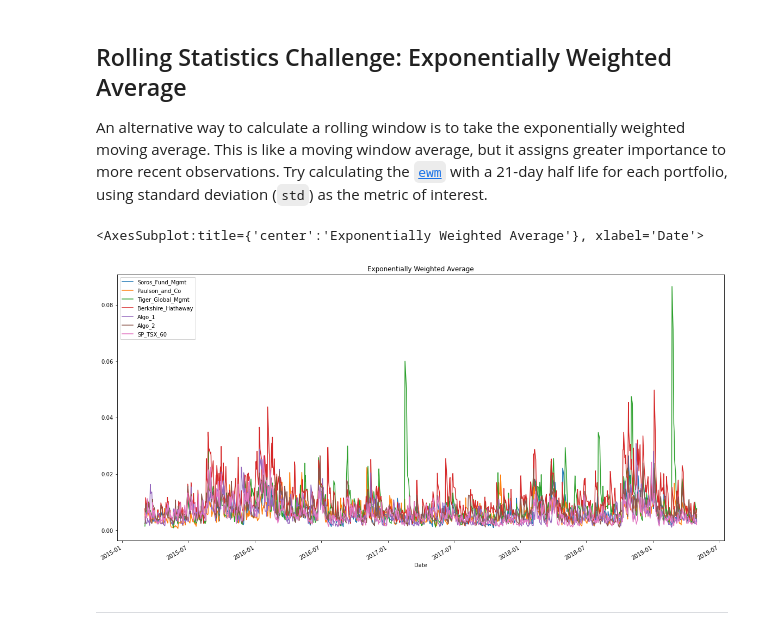
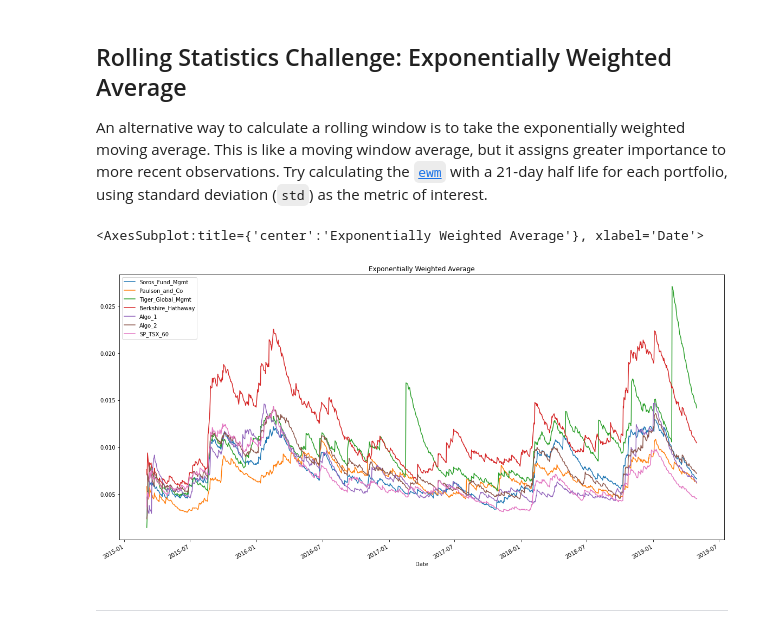
Before and after one commit to VeronicaHurtado/FinTech-Module4-Challenge, a Jupyter notebook: whale_analysis.ipynb, the cells around one changed output. Drawn from its saved outputs; the diff is of its cells as text; code cells hidden in the pictures.

```diff
--- a/whale_analysis.ipynb
+++ b/whale_analysis.ipynb
@@ -286,8 +286,8 @@ sp_returns_df.head()
 ## Combine Whale, Algorithmic, and S&P TSX 60 Returns
 # %%
 # Join Whale Returns, Algorithmic Returns, and the S&P TSX 60 Returns into a single DataFrame with columns for each portfolio's returns.
-combined_returns_df = pd.concat([whale_df, algo_df, sp_returns_df], axis="columns", join="inner")
-combined_returns_df.head()
+daily_returns_df = pd.concat([whale_df, algo_df, sp_returns_df], axis="columns", join="inner")
+daily_returns_df.head()
 # %% [output]
 |  | Soros_Fund_Mgmt | Paulson_and_Co | Tiger_Global_Mgmt | Berkshire_Hathaway | Algo_1 | Algo_2 | SP_TSX_60 |
 | Date |  |  |  |  |  |  |  |
@@ -459,13 +459,12 @@ The Beta of "Berkshire Hathaway" returns is: 1.0160439091063609
 An alternative way to calculate a rolling window is to take the exponentially weighted moving average. This is like a moving window average, but it assigns greater importance to more recent observations. Try calculating the [`ewm`](https://pandas.pydata.org/pandas-docs/stable/reference/api/pandas.DataFrame.ewm.html) with a 21-day half life for each portfolio, using standard deviation (`std`) as the metric of interest.
 # %%
 # Use `ewm` to calculate the rolling window
-times = combined_returns_df.index
-ewa = combined_returns_df.ewm(halflife='21 days', times=pd.DatetimeIndex(times), ignore_na=True).std()
+ewa = daily_returns_df.ewm(halflife=21, ignore_na=True).std()
 ewa.dropna(inplace=True)
 ewa.plot(figsize=(20, 10), title='Exponentially Weighted Average')
 # %% [output]
 <AxesSubplot:title={'center':'Exponentially Weighted Average'}, xlabel='Date'>
-[figure, old version]
+[figure, new version]
 # %% [markdown]
 ---
 # %% [markdown]
```
Also changed, not shown: parts of 8 cells of this notebook.
